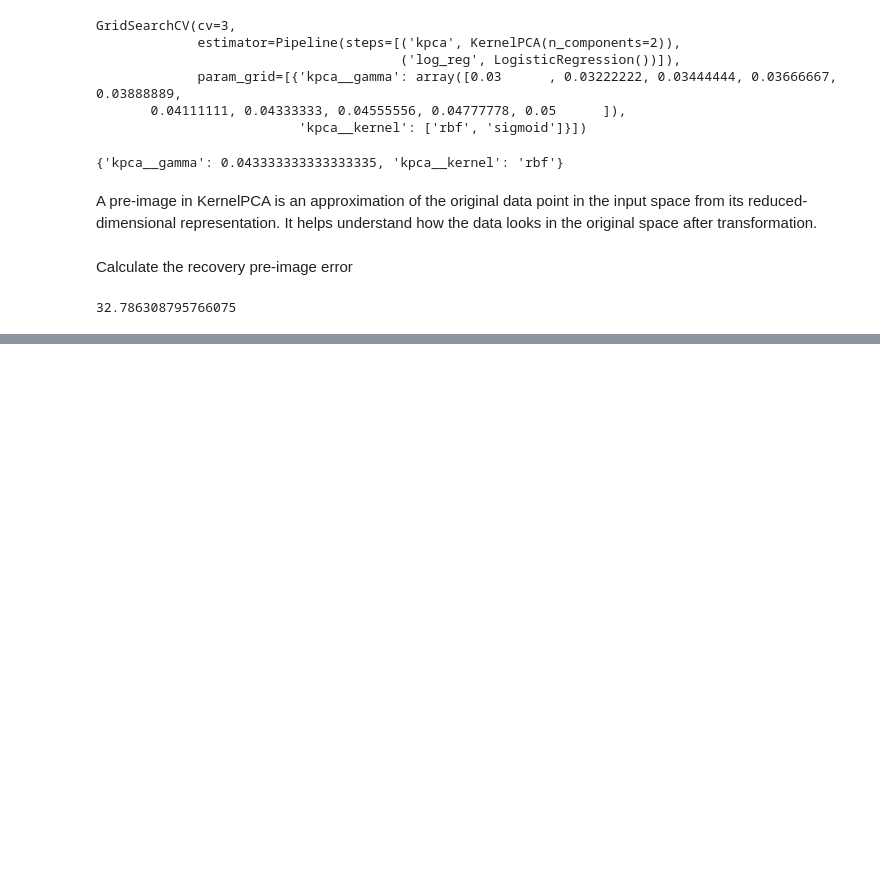
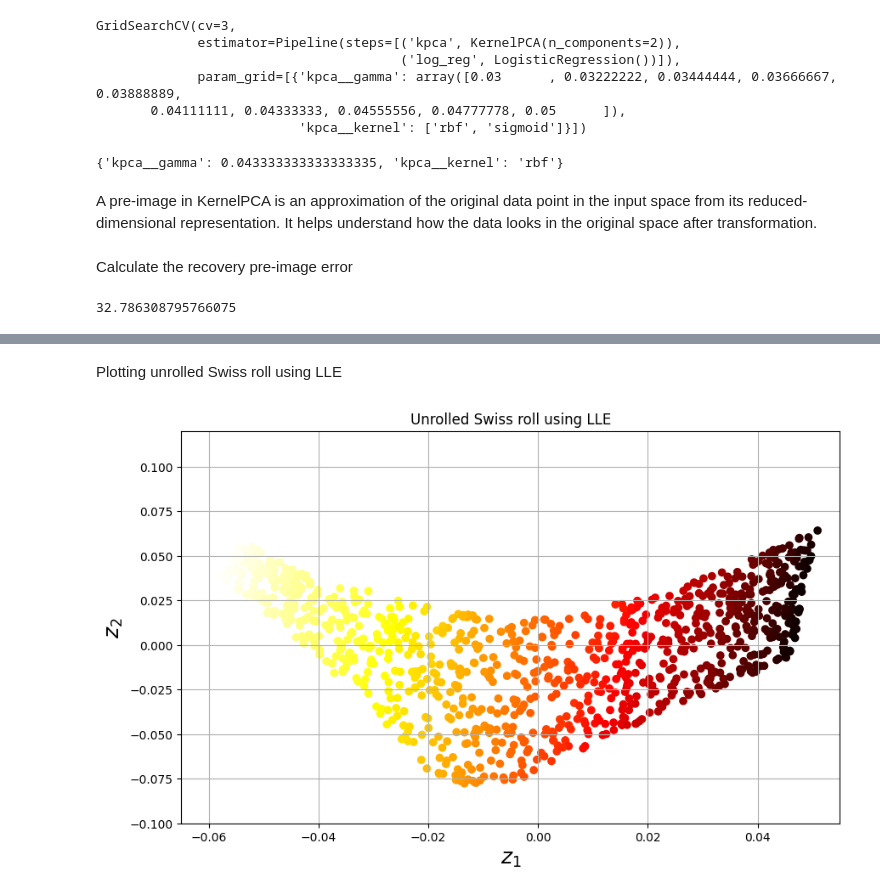
Before and after one commit to Ivan-Grigorev/Hands_On_ML, a Jupyter notebook: chapter_08.ipynb, the cells around one changed output, grey strips where cells are left out. Saved outputs shown, nothing was run; the diff lists cells and outputs as text; code cells hidden in the pictures; blank space fills up the shorter version.

```diff
--- a/chapter_08.ipynb
+++ b/chapter_08.ipynb
@@ -702,0 +707,35 @@ mean_squared_error(X, X_preimage)
+# %%
+X, t = make_swiss_roll(
+    n_samples=1000,
+    noise=0.2,
+    random_state=42
+)
+# %%
+from sklearn.manifold import LocallyLinearEmbedding
+
+
+lle = LocallyLinearEmbedding(
+    n_components=2,
+    n_neighbors=10,
+    random_state=42
+)
+X_reduced = lle.fit_transform(X)
+# %% [markdown]
+Plotting unrolled Swiss roll using LLE
+# %%
+plt.figure(figsize=(10, 6))
+
+plt.scatter(
+    X_reduced[:, 0],
+    X_reduced[:, 1],
+    c=t,
+    cmap=plt.cm.hot
+)
+plt.xlabel('$z_1$', fontsize=18)
+plt.ylabel('$z_2$', fontsize=18)
+plt.axis([-0.065, 0.055, -0.1, 0.12])
+plt.grid(True)
+plt.title('Unrolled Swiss roll using LLE')
+plt.show()
+# %% [output]
+[figure, added]
```
Also changed, not shown: parts of 5 cells of this notebook.
